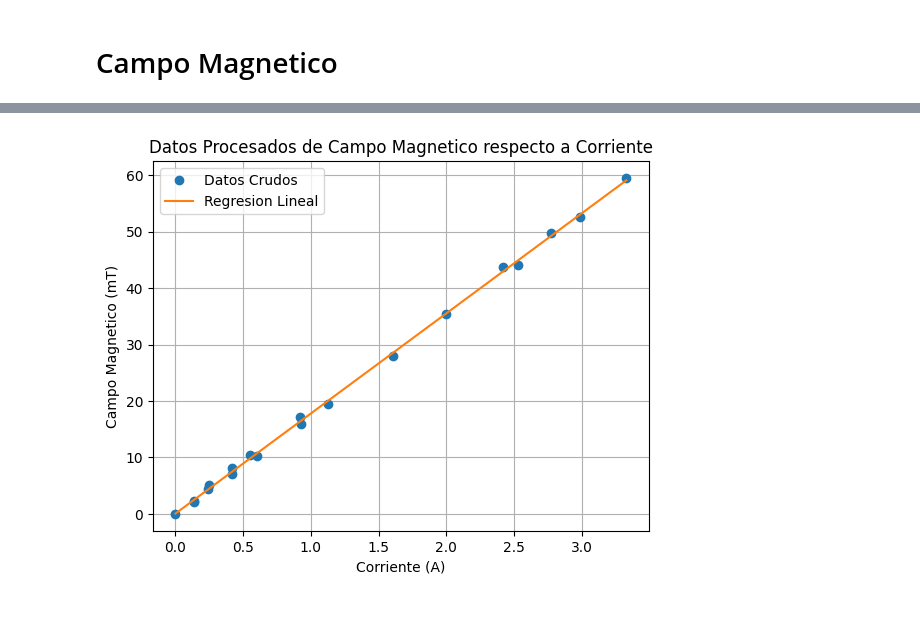
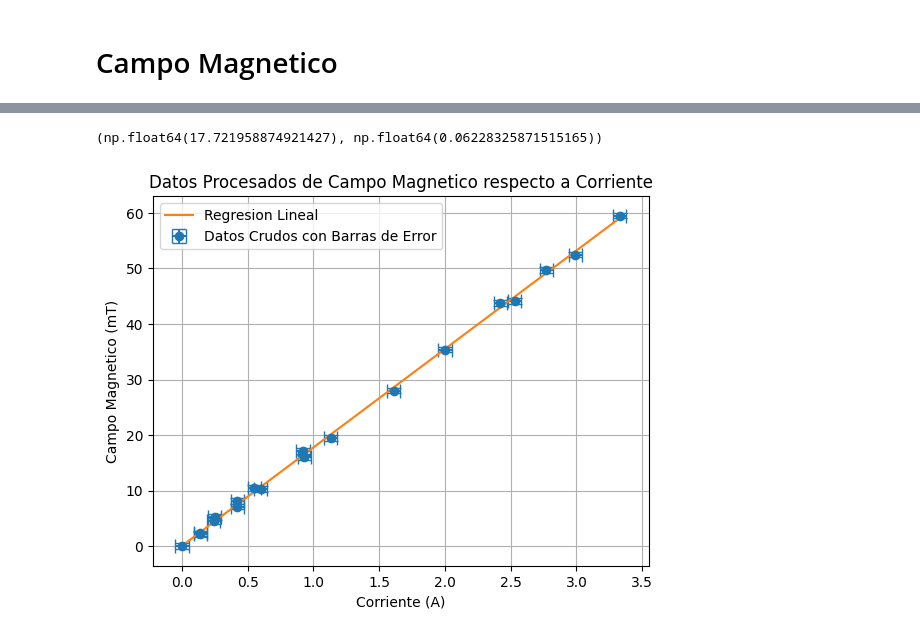
Before and after one commit to S1e7J/Data-LabIntermedio, a Jupyter notebook: Magnetostriccion/Analisis.ipynb, the cells around one changed output, grey strips where cells are left out. Drawn from its saved outputs; the diff is of its cells as text; code cells hidden in the pictures.

```diff
--- a/Magnetostriccion/Analisis.ipynb
+++ b/Magnetostriccion/Analisis.ipynb
@@ -20,17 +40,30 @@ plt.show()
 m, b = np.polyfit(data["Corriente(A)"], data["Campo(mT)"], 1)
 def prediction(x, m = m, b = b):
     return x*m + b
+m, b
+# %% [output]
+(np.float64(17.721958874921427), np.float64(0.06228325871515165))
 # %%
-plt.plot(data["Corriente(A)"], data["Campo(mT)"], marker="o", linestyle='None', label="Datos Crudos")
+error_campo = 0.5  # Error constante en el campo magnético
+error_corriente = 0.05  # Error constante en la corriente
+plt.errorbar(
+    data["Corriente(A)"],
+    data["Campo(mT)"],
+    xerr=error_corriente,
+    yerr=error_campo,
+    fmt='o',  # Formato de marcador de círculo
+    label="Datos Crudos con Barras de Error",
+    capsize=5  # Tamaño de los "capuchones"
+)
 plt.plot(data["Corriente(A)"], prediction(data["Corriente(A)"]), label="Regresion Lineal")
 plt.title('Datos Procesados de Campo Magnetico respecto a Corriente')
 plt.xlabel('Corriente (A)')
 plt.ylabel('Campo Magnetico (mT)')
 plt.legend()
 plt.grid(True)
-plt.show()
+plt.savefig('Campo.png')
 # %% [output]
-[figure, old version]
+[figure, new version]
 # %%
 def delta(N, longitud_onda = 633):
     return (N * longitud_onda)/ 2
```
Also changed, not shown: parts of 8 cells of this notebook, 5 other files.
